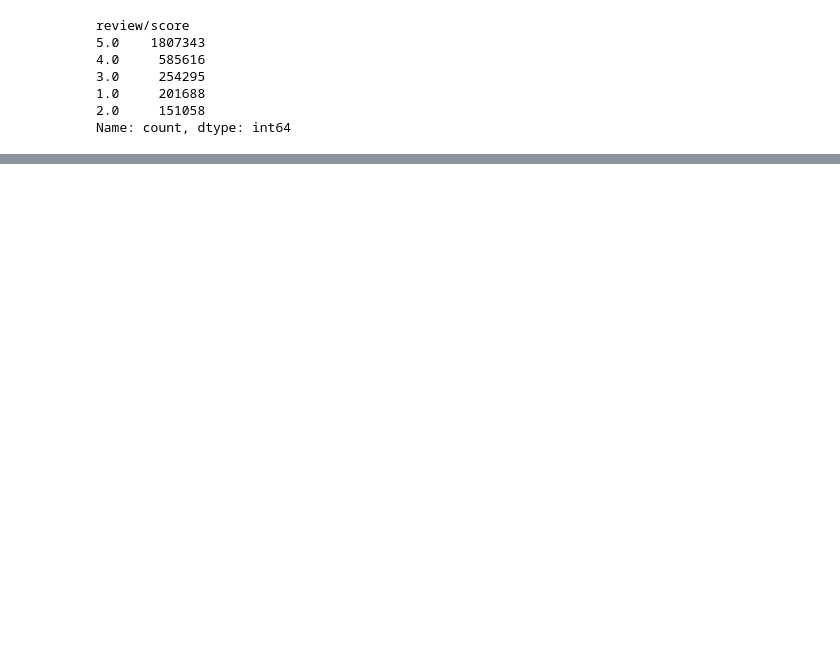
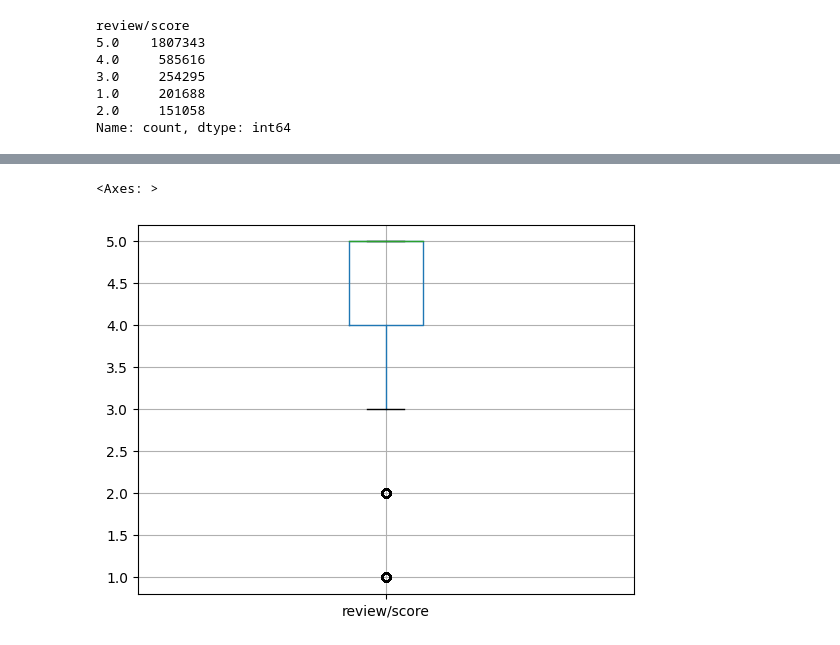
Before and after one commit to arnaldochm/final_project_nlp, a Jupyter notebook: notebooks/notebook.ipynb, the cells around one changed output, grey strips where cells are left out. Saved outputs shown, nothing was run; the diff lists cells and outputs as text; code cells hidden in the pictures; blank space fills up the shorter version.

```diff
--- a/notebooks/notebook.ipynb
+++ b/notebooks/notebook.ipynb
@@ -148,0 +151,3 @@ df_data_raw.sample(10)
+# %%
+df_rating_processed = df_rating_raw.drop(['Id','profileName','Price'], axis=1).copy() #Price por valores nulos
+df_data_processed = df_data_raw.drop(['image','previewLink','infoLink','ratingsCount'], axis=1).copy()
@@ -194,0 +208,5 @@ dtype: int64
+# %%
+df_rating_processed.boxplot(column=['review/score'])
+# %% [output]
+<Axes: >
+[figure, added]
```
Also changed, not shown: parts of 16 cells of this notebook.
